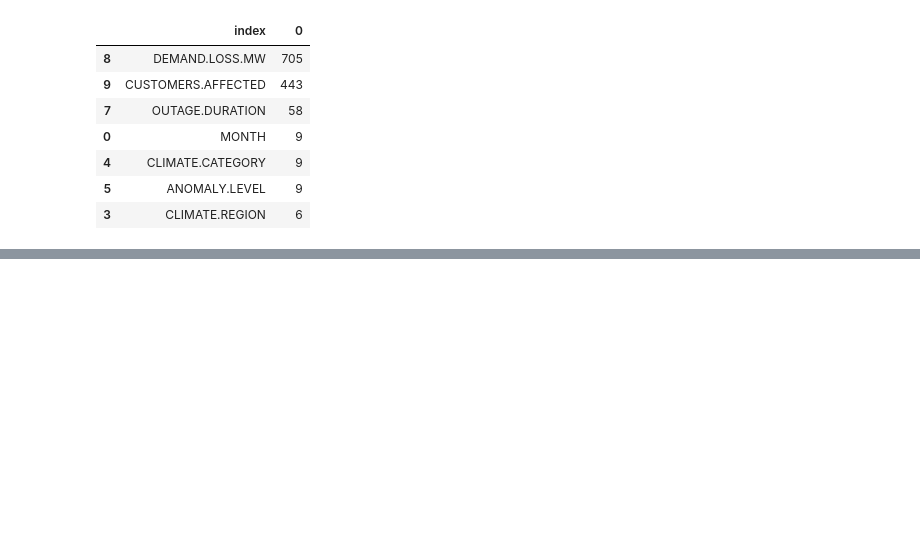
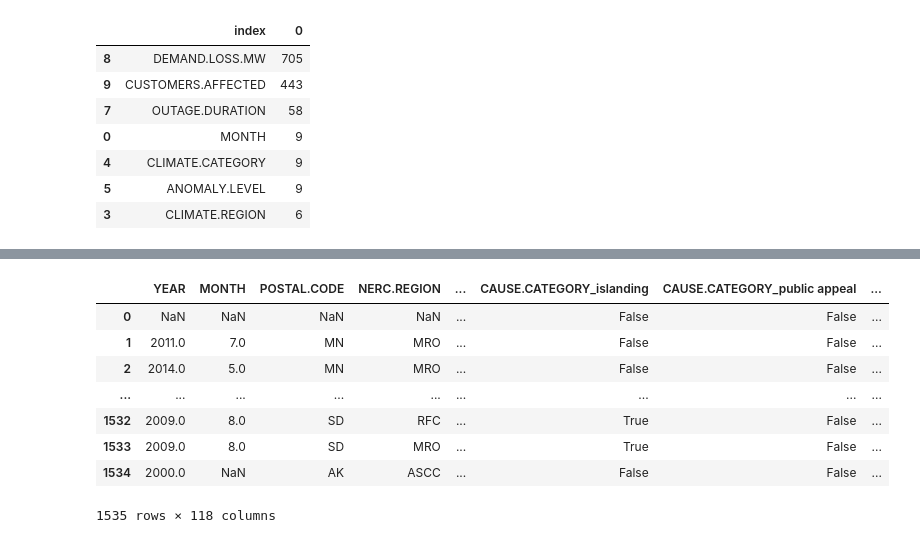
Before and after one commit to Serena-Chensr/power-outage-prediction, a Jupyter notebook: template.ipynb, the cells around one changed output, grey strips where cells are left out. Drawn from its saved outputs; the diff is of its cells as text; code cells hidden in the pictures; blank space fills up the shorter version.

```diff
--- a/template.ipynb
+++ b/template.ipynb
@@ -419,0 +432,14 @@ outage_info.isna().sum().reset_index().sort_values(0, ascending= False).head(7)
+# %%
+categorical_vars = ['U.S._STATE', 'CLIMATE.REGION', 'CLIMATE.CATEGORY', 'CAUSE.CATEGORY']
+outage_encoded = pd.get_dummies(outage, columns=categorical_vars)
+outage_encoded
+# %% [output]
+|  | YEAR | MONTH | POSTAL.CODE | NERC.REGION | ... | CAUSE.CATEGORY_islanding | CAUSE.CATEGORY_public appeal | ... |
+| 0 | NaN | NaN | NaN | NaN | ... | False | False | ... |
+| 1 | 2011.0 | 7.0 | MN | MRO | ... | False | False | ... |
+| 2 | 2014.0 | 5.0 | MN | MRO | ... | False | False | ... |
+| ... | ... | ... | ... | ... | ... | ... | ... | ... |
+| 1532 | 2009.0 | 8.0 | SD | RFC | ... | True | False | ... |
+| 1533 | 2009.0 | 8.0 | SD | MRO | ... | True | False | ... |
+| 1534 | 2000.0 | NaN | AK | ASCC | ... | False | False | ... |
+1535 rows × 118 columns
```
Also changed, not shown: parts of 1 cell of this notebook.
